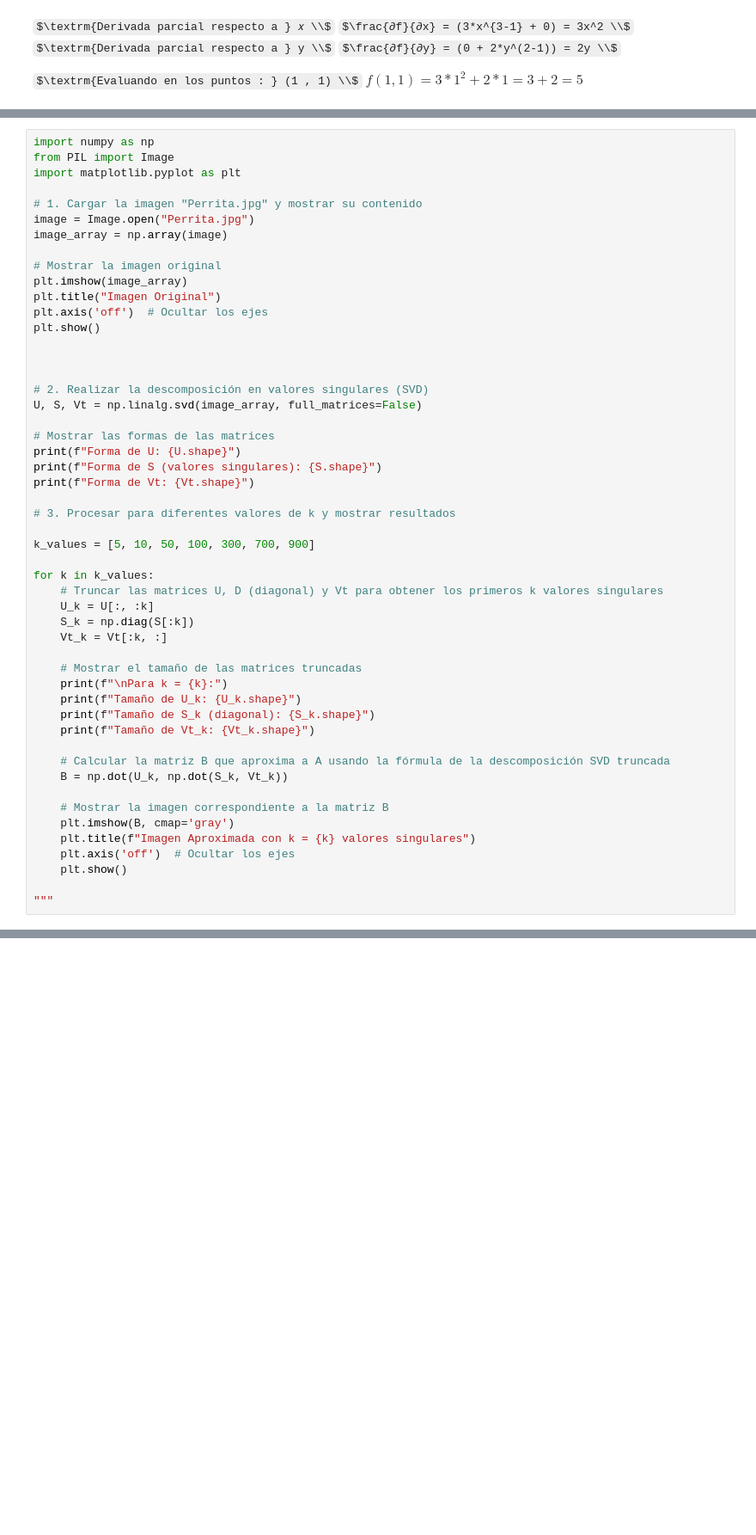
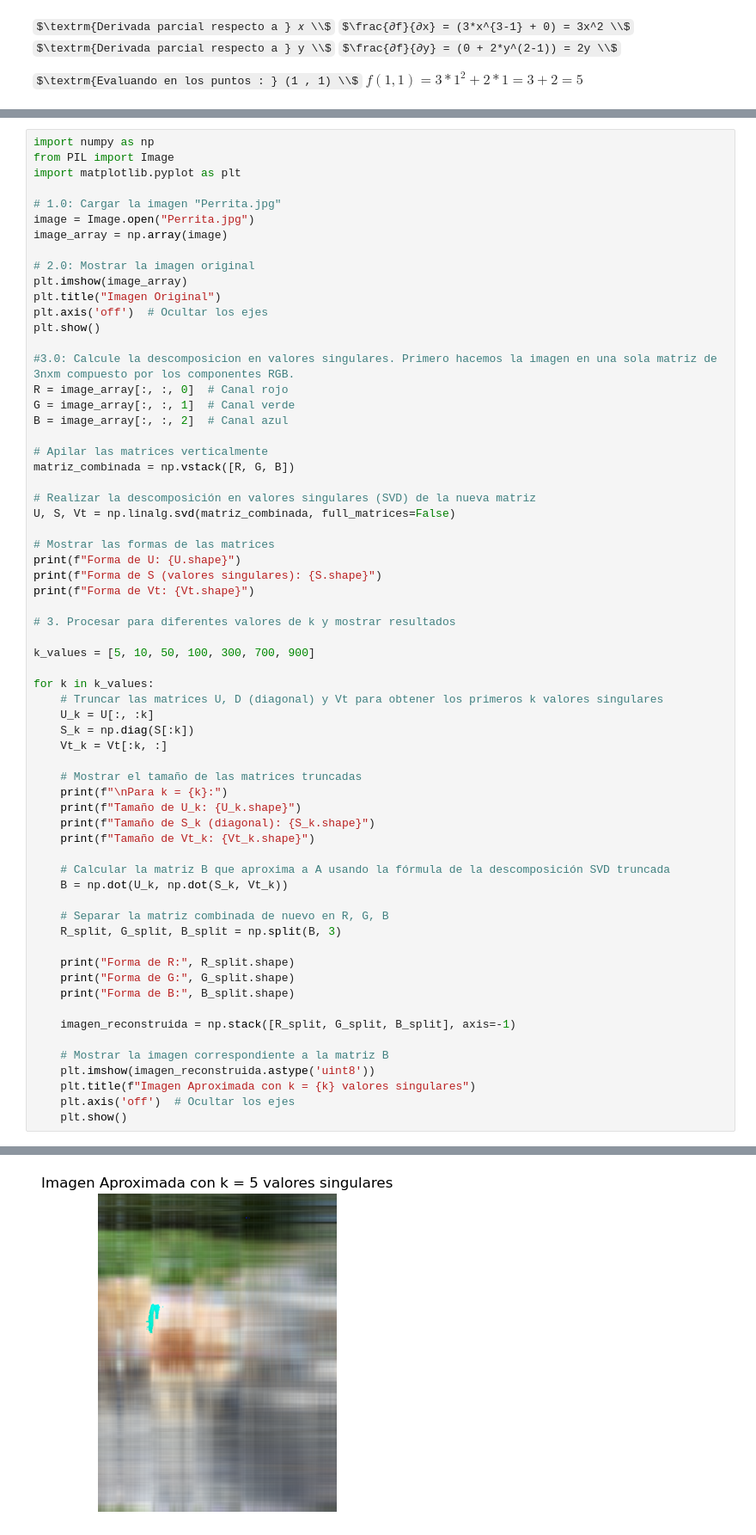
Before and after one commit to JonaChM/MCD_HW5, a Jupyter notebook: Trabajo_Práctico_5_MCD_Resuelto.ipynb, the cells around one changed output, grey strips where cells are left out. Shown at 86% size. Cells and saved outputs as stored; diff of their text form; some formulas as TeX source; blank space fills up the shorter version.

```diff
--- a/Trabajo_Práctico_5_MCD_Resuelto.ipynb
+++ b/Trabajo_Práctico_5_MCD_Resuelto.ipynb
@@ -159,20 +159,26 @@ import numpy as np
 from PIL import Image
 import matplotlib.pyplot as plt
 
-# 1. Cargar la imagen "Perrita.jpg" y mostrar su contenido
+# 1.0: Cargar la imagen "Perrita.jpg"
 image = Image.open("Perrita.jpg")
 image_array = np.array(image)
 
-# Mostrar la imagen original
+# 2.0: Mostrar la imagen original
 plt.imshow(image_array)
 plt.title("Imagen Original")
 plt.axis('off')  # Ocultar los ejes
 plt.show()
 
+#3.0: Calcule la descomposicion en valores singulares. Primero hacemos la imagen en una sola matriz de 3nxm compuesto por los componentes RGB.
+R = image_array[:, :, 0]  # Canal rojo
+G = image_array[:, :, 1]  # Canal verde
+B = image_array[:, :, 2]  # Canal azul
 
+# Apilar las matrices verticalmente
+matriz_combinada = np.vstack([R, G, B])
 
-# 2. Realizar la descomposición en valores singulares (SVD)
-U, S, Vt = np.linalg.svd(image_array, full_matrices=False)
+# Realizar la descomposición en valores singulares (SVD) de la nueva matriz
+U, S, Vt = np.linalg.svd(matriz_combinada, full_matrices=False)
 
 # Mostrar las formas de las matrices
 print(f"Forma de U: {U.shape}")
@@ -198,12 +204,19 @@ for k in k_values:
     # Calcular la matriz B que aproxima a A usando la fórmula de la descomposición SVD truncada
     B = np.dot(U_k, np.dot(S_k, Vt_k))
 
+    # Separar la matriz combinada de nuevo en R, G, B
+    R_split, G_split, B_split = np.split(B, 3)
+
+    print("Forma de R:", R_split.shape)
+    print("Forma de G:", G_split.shape)
+    print("Forma de B:", B_split.shape)
+
+    imagen_reconstruida = np.stack([R_split, G_split, B_split], axis=-1)
+
     # Mostrar la imagen correspondiente a la matriz B
-    plt.imshow(B, cmap='gray')
+    plt.imshow(imagen_reconstruida.astype('uint8'))
     plt.title(f"Imagen Aproximada con k = {k} valores singulares")
     plt.axis('off')  # Ocultar los ejes
     plt.show()
-
-"""
 # %% [output]
 [figure]
@@ -212,0 +234 @@ Forma de Vt: (960, 3, 3)
+[figure, added]
```
Also changed, not shown: parts of 1 cell of this notebook.
